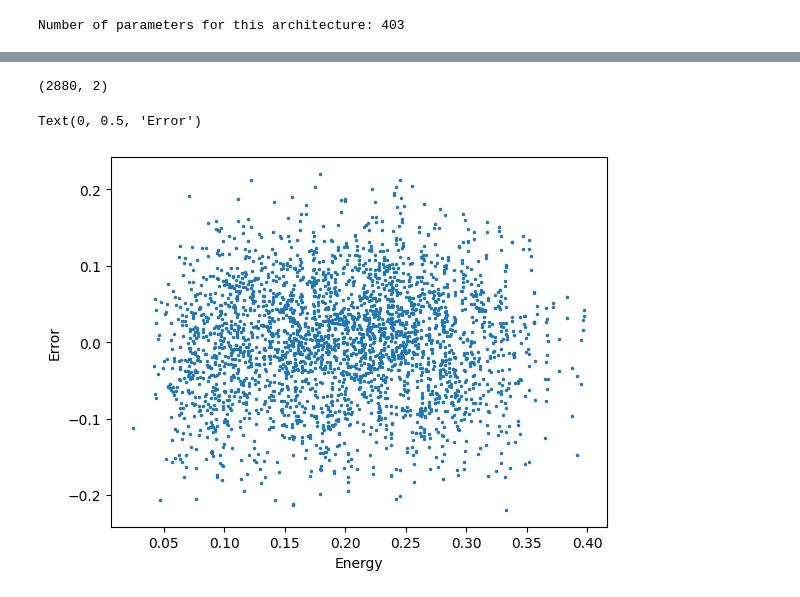
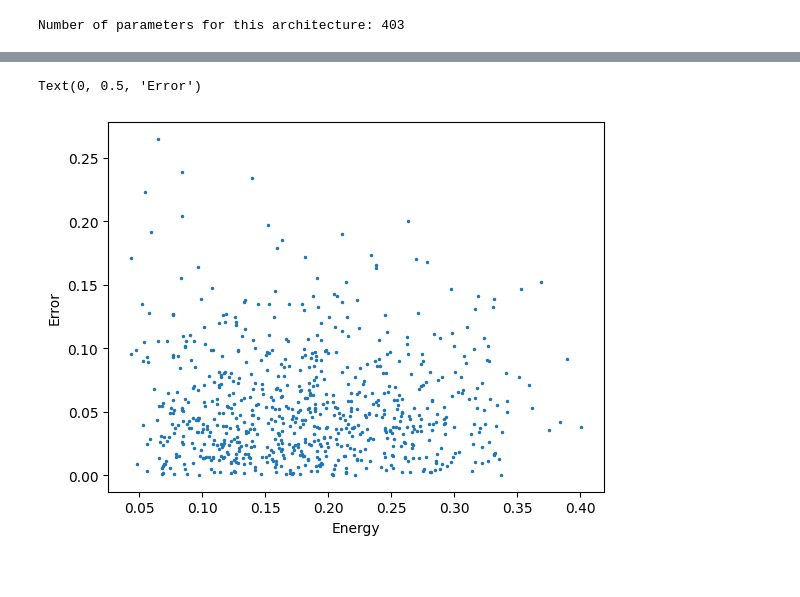
Before and after one commit to wjosefw/Signal-processing-with-Neural-networks, a Jupyter notebook: KAN.ipynb, the cells around one changed output, grey strips where cells are left out. Saved outputs shown, nothing was run; the diff lists cells and outputs as text; code cells hidden in the pictures.

```diff
--- a/KAN.ipynb
+++ b/KAN.ipynb
@@ -268,11 +263,11 @@ if ajuste_grueso == 0:
 
 if ajuste_grueso == 1:
     #TEST_00 = new_REALS[V28.shape[0] : V28.shape[0] + V55.shape[0], start:stop,:]
-    #TEST = new_REALS[:,start:stop,:]
-    TEST_00 = new_pulsos_practica[Ntrain_practica:,start:stop,:]
-    TEST_02 = create_position(TEST_00, channel_to_move = 1, channel_to_fix = 0, t_shift = t_shift, NOISE = True)
-    TEST_20 = create_position(TEST_00, channel_to_move = 0, channel_to_fix = 1, t_shift = t_shift, NOISE = True)
-    TEST = np.concatenate((TEST_02, TEST_00, TEST_20), axis = 0)
+    TEST = new_REALS[:,start:stop,:]
+    #TEST_00 = new_pulsos_practica[Ntrain_practica:,start:stop,:]
+    #TEST_02 = create_position(TEST_00, channel_to_move = 1, channel_to_fix = 0, t_shift = t_shift, NOISE = True)
+    #TEST_20 = create_position(TEST_00, channel_to_move = 0, channel_to_fix = 1, t_shift = t_shift, NOISE = True)
+    #TEST = np.concatenate((TEST_02, TEST_00, TEST_20), axis = 0)
 
 
 
@@ -304,11 +299,11 @@ train_dataset_dec1 = torch.utils.data.TensorDataset(torch.from_numpy(M_Train_dec
 train_loader_dec0 = torch.utils.data.DataLoader(train_dataset_dec0, batch_size = 32, shuffle = True)
 train_loader_dec1 = torch.utils.data.DataLoader(train_dataset_dec1, batch_size = 32, shuffle = True)
 
-optimizer_dec0 = torch.optim.AdamW(model_dec0.parameters(), lr = 5e-5) #Regularization?
-optimizer_dec1 = torch.optim.AdamW(model_dec1.parameters(), lr = 5e-5) #5e-5
+optimizer_dec0 = torch.optim.AdamW(model_dec0.parameters(), lr = 2e-4) #Regularization?
+optimizer_dec1 = torch.optim.AdamW(model_dec1.parameters(), lr = 2e-4) #5e-5
 # %%
 # Execute train loop
-loss_dec0, test_dec0 = train_loop_KAN(model_dec0, optimizer_dec0, train_loader_dec0, torch.tensor(MOMENTS_TEST[:,:,0]).float(), EPOCHS = 200, save = False)
-loss_dec1, test_dec1 = train_loop_KAN(model_dec1, optimizer_dec1, train_loader_dec1, torch.tensor(MOMENTS_TEST[:,:,1]).float(), EPOCHS = 200, save = False)
+loss_dec0, test_dec0 = train_loop_KAN(model_dec0, optimizer_dec0, train_loader_dec0, torch.tensor(MOMENTS_TEST[:,:,0]).float(), EPOCHS = 300, save = False)
+loss_dec1, test_dec1 = train_loop_KAN(model_dec1, optimizer_dec1, train_loader_dec1, torch.tensor(MOMENTS_TEST[:,:,1]).float(), EPOCHS = 300, save = False)
 # %% [output]
 EPOCH 1:
@@ -396,7 +391,8 @@ plt.title('Training loss')
 plt.xlabel('Epochs')
 plt.legend()
 # %%
-epoch = idx_min_epsilon
+epoch = idx_min_MAE
+nims = 54
 #------------------------------------------- Histogram and gaussian fit -----------------------------------------------
 histogN_V82, binsN, patchesN  = plt.hist(TOFN_V82[epoch,:] - centroid_V55[epoch], bins = nbins, range = [-0.8,0.8], alpha = 0.5, label = ' 0.2 ns offset');
 cbinsN = 0.5*(binsN[1:]+binsN[0:-1])
@@ -461,15 +453,9 @@ plt.hist(Error, bins = 51);
 # %%
-error_V28 = ((TOFN_V28[epoch,:] - centroid_V55[epoch] + 0.2))
-error_V55 = ((TOFN_V55[epoch,:] - centroid_V55[epoch]))
-error_V82 = ((TOFN_V82[epoch,:] - centroid_V55[epoch] - 0.2))
+energy = MOMENTS_TEST[:,2,:]
 
-Error = np.concatenate((error_V28, error_V55, error_V82))
-energy = MOMENTS_TEST[:,2,:]
-print(energy.shape)
-plt.plot(energy[:,1], Error, 'o', markersize = 1.5)
+plt.plot(energy[:,1], Error[epoch,:], 'o', markersize = 1.5)
 plt.xlabel('Energy')
 plt.ylabel('Error')
 # %% [output]
-(2880, 2)
+Text(0, 0.5, 'Error')
-Text(0, 0.5, 'Error')
-[figure, old version]
+[figure, new version]
```
Also changed, not shown: parts of 12 cells of this notebook.
